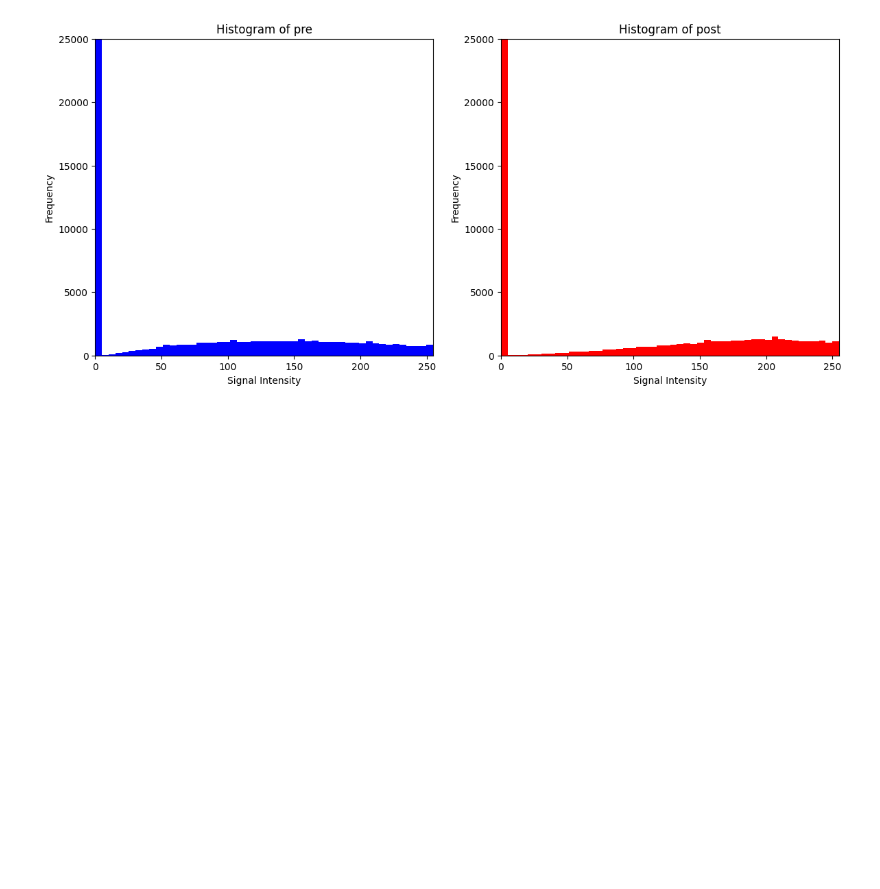
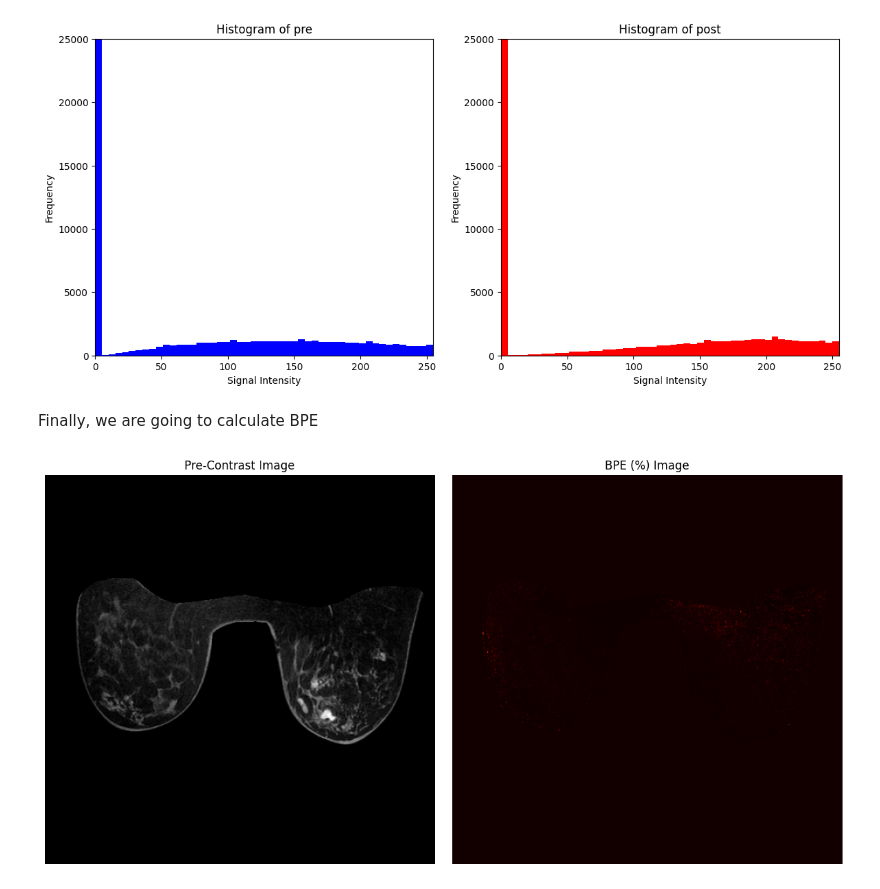
Before and after one commit to hsuryainfo/IntensityThreshold, a Jupyter notebook: bpecalc.ipynb, the cells around one changed output. Drawn from its saved outputs; the diff is of its cells as text; code cells hidden in the pictures; blank space fills up the shorter version.

```diff
--- a/bpecalc.ipynb
+++ b/bpecalc.ipynb
@@ -91,3 +94,35 @@ plt.ylim(0, 25000)
 plt.show()
 # %% [output]
 [figure]
+# %% [markdown]
+Finally, we are going to calculate BPE
+# %%
+import numpy as np
+import matplotlib.pyplot as plt
+
+# Load arrays from .npy files
+pre_array = np.load('saved_data/masked_array.npy')
+post_array = np.load('saved_data/masked_array2.npy')
+
+# Calculate BPE as a percentage
+bpe_percentage = np.where(pre_array != 0, (post_array - pre_array) / pre_array * 100, 0)
+
+# Normalize for display (0 to 255 range)
+bpe_normalized = np.clip(((bpe_percentage - bpe_percentage.min()) / (bpe_percentage.max() - bpe_percentage.min()) * 255), 0, 255).astype(np.uint8)
+
+
+plt.figure(figsize=(12, 6))
+plt.subplot(1, 2, 1)
+plt.imshow(pre_array, cmap='gray')
+plt.title('Pre-Contrast Image')
+plt.axis('off')
+
+plt.subplot(1, 2, 2)
+plt.imshow(bpe_normalized, cmap='hot')
+plt.title('BPE (%) Image')
+plt.axis('off')
+
+plt.tight_layout()
+plt.show()
+# %% [output]
+[figure, added]
```
Also changed, not shown: parts of 1 cell of this notebook, 5 other files.
